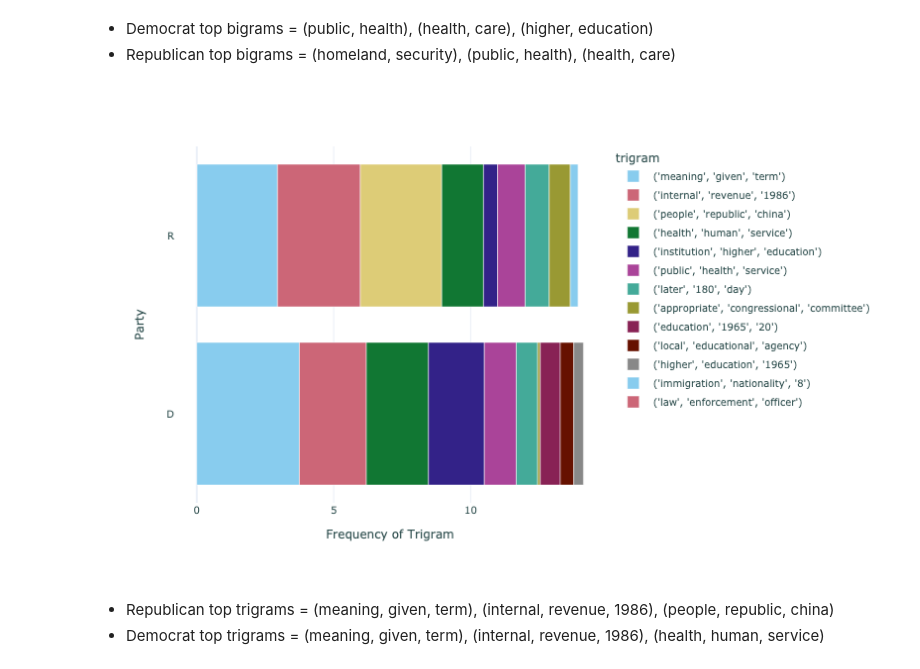
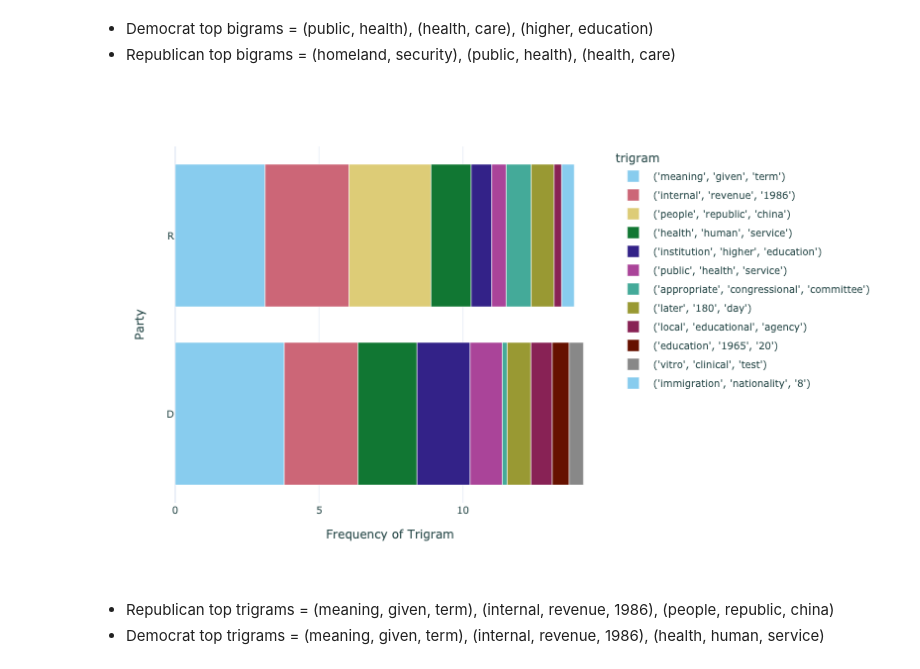
Before and after one commit to good-bill-hunting/political_parser, a Jupyter notebook: final_notebook.ipynb, the cells around one changed output. Saved outputs shown, nothing was run; the diff lists cells and outputs as text; code cells hidden in the pictures.

```diff
--- a/final_notebook.ipynb
+++ b/final_notebook.ipynb
@@ -30,7 +36,7 @@ warnings.filterwarnings('ignore')
 # %%
 # acquire step
 links = get_links_to_bills()
-df = acquire_bills(links, filename="master_df.csv")
+df = acquire_bills(links, filename="sponsor_and_co_df.csv")
 # %% [markdown]
 # Prepare:
 - Use regex to clean our bill text.
@@ -44,7 +48,7 @@ df = acquire_bills(links, filename="master_df.csv")
 df = prepare_bills_for_processing(df)
 # %%
 # splitting the data
-train, X_train, y_train, X_val, y_val, X_test, y_test = split_data(df, 'party')
+train, validate, test, X_train0, y_train0, X_val0, y_val0, X_test0, y_test0 = split_data(df, 'party')
 # %% [markdown]
 # Data Dictionary
 # %% [markdown]
@@ -133,10 +137,10 @@ top_bigrams
 - Republican top bigrams = (homeland, security), (public, health), (health, care)
 # %%
 # visualization showing the top trigrams
-top_trigrams = top_trigram_viz(df)
+top_trigrams = top_trigram_viz(train)
 top_trigrams
 # %% [output]
-[figure, old version]
+[figure, new version]
 # %% [markdown]
 - Republican top trigrams = (meaning, given, term), (internal, revenue, 1986), (people, republic, china)
 - Democrat top trigrams = (meaning, given, term), (internal, revenue, 1986), (health, human, service)
```
Also changed, not shown: parts of 22 cells of this notebook.
